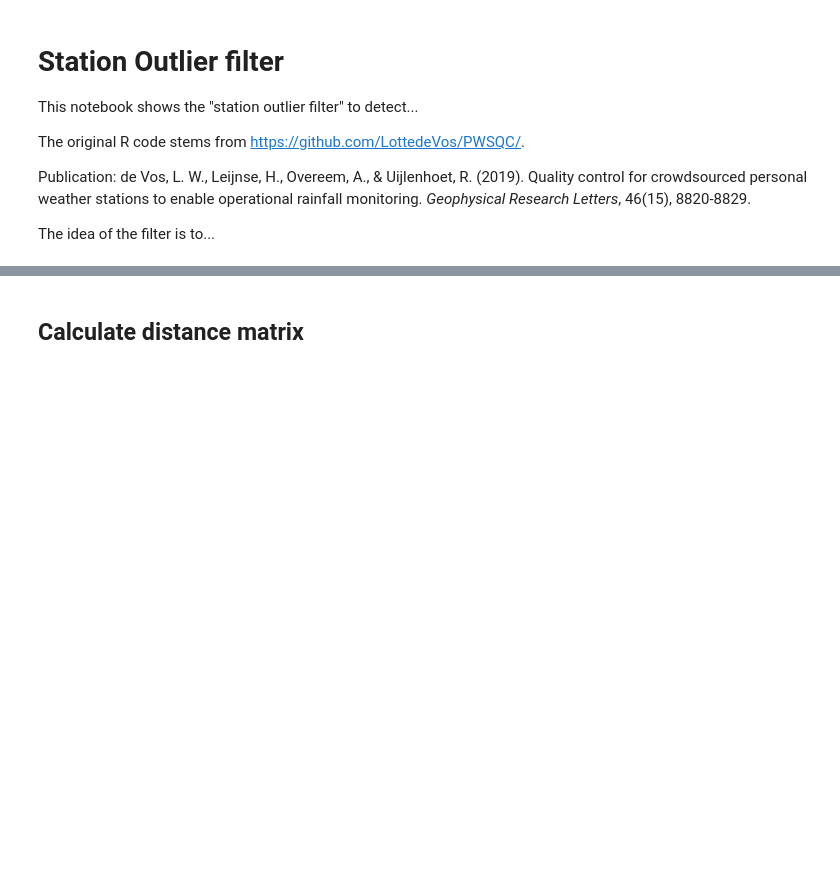
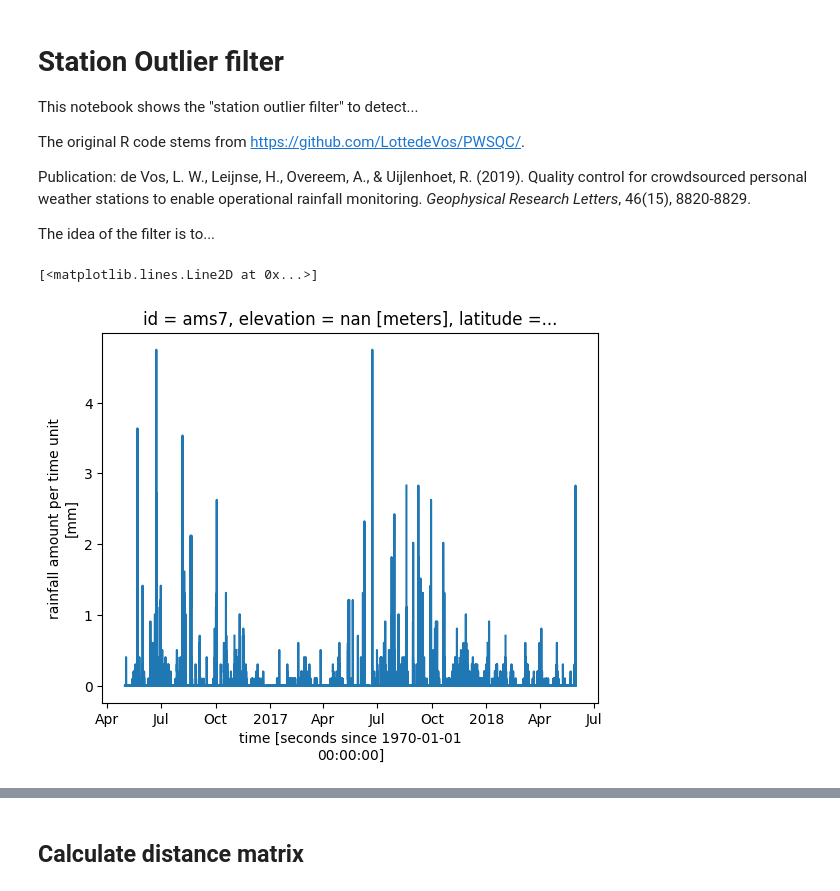
Before and after one commit to lepetersson/pypwsqc, a Jupyter notebook: docs/notebooks/station_outlier_filter.ipynb, the cells around one changed output, grey strips where cells are left out. Cells and saved outputs as stored; diff of their text form; code cells hidden in the pictures; blank space fills up the shorter version.

```diff
--- a/docs/notebooks/station_outlier_filter.ipynb
+++ b/docs/notebooks/station_outlier_filter.ipynb
@@ -19,4 +19,9 @@ import pandas as pd
 ds_pws = xr.open_dataset('OpenSense_PWS_example_format_data.nc')
 
 # slice to one month
-ds_pws = ds_pws.sel(time = slice('2017-07-01','2017-07-31'))
+# ds_pws = ds_pws.sel(time = slice('2017-07-01','2017-07-31'))
+# %%
+ds_pws.rainfall.sel(id = "ams7").plot()
+# %% [output]
+[<matplotlib.lines.Line2D at 0x...>]
+[figure, added]
```
Also changed, not shown: parts of 27 cells of this notebook.
